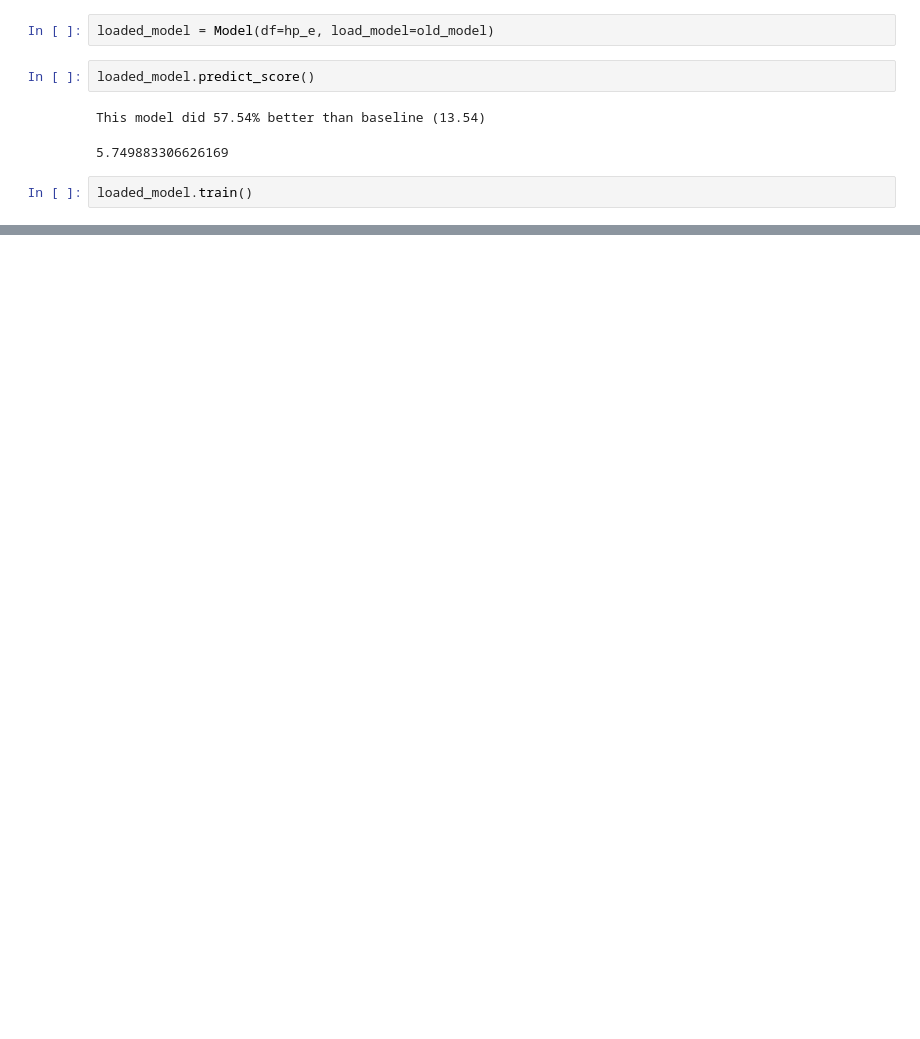
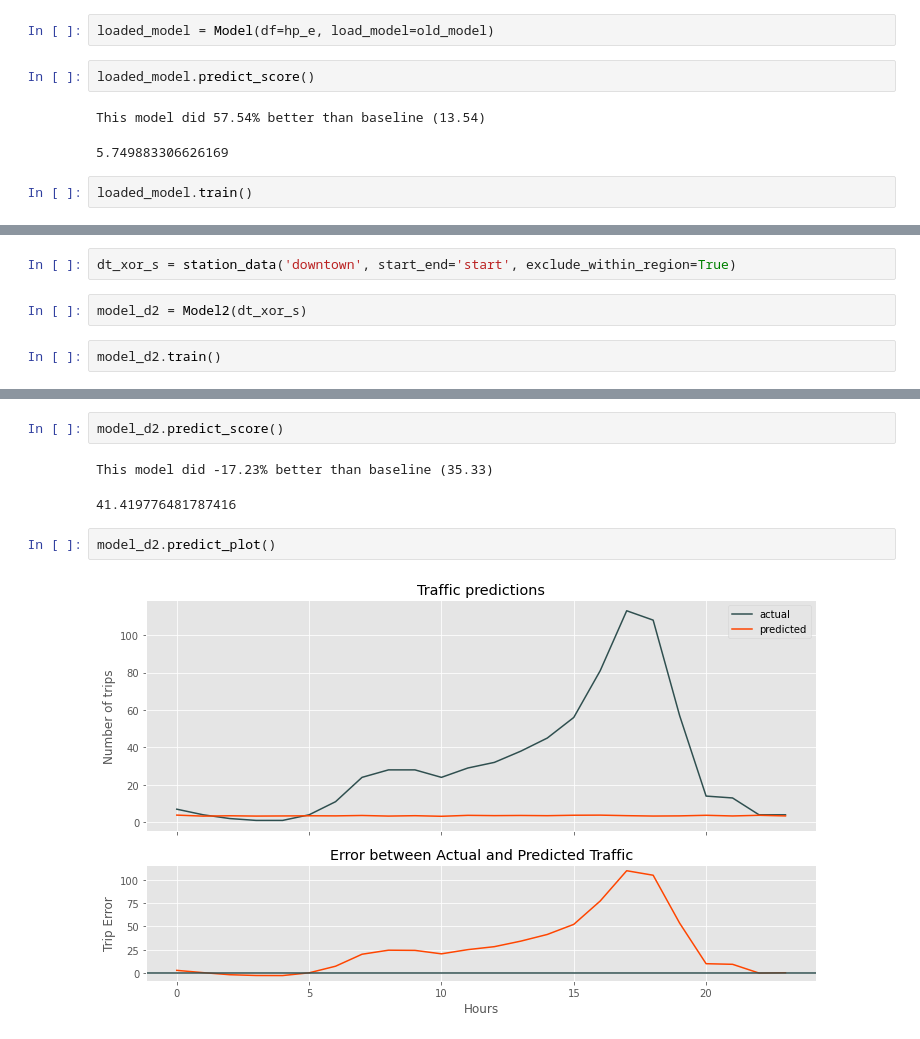
Before and after one commit to nick-kopy/Predicting-Bike-Rental-Station-Traffic, a Jupyter notebook: cap3.ipynb, the cells around one changed output, grey strips where cells are left out. Drawn from its saved outputs; the diff is of its cells as text; blank space fills up the shorter version.

```diff
--- a/cap3.ipynb
+++ b/cap3.ipynb
@@ -948,0 +1310,6 @@ The right window includes
+# %%
+dt_xor_s = station_data('downtown', start_end='start', exclude_within_region=True)
+# %%
+model_d2 = Model2(dt_xor_s)
+# %%
+model_d2.train()
@@ -948,0 +1337,9 @@ The right window includes
+# %%
+model_d2.predict_score()
+# %% [output]
+This model did -17.23% better than baseline (35.33)
+41.419776481787416
+# %%
+model_d2.predict_plot()
+# %% [output]
+[figure, added]
```
Also changed, not shown: parts of 37 cells of this notebook, 1 other file.
